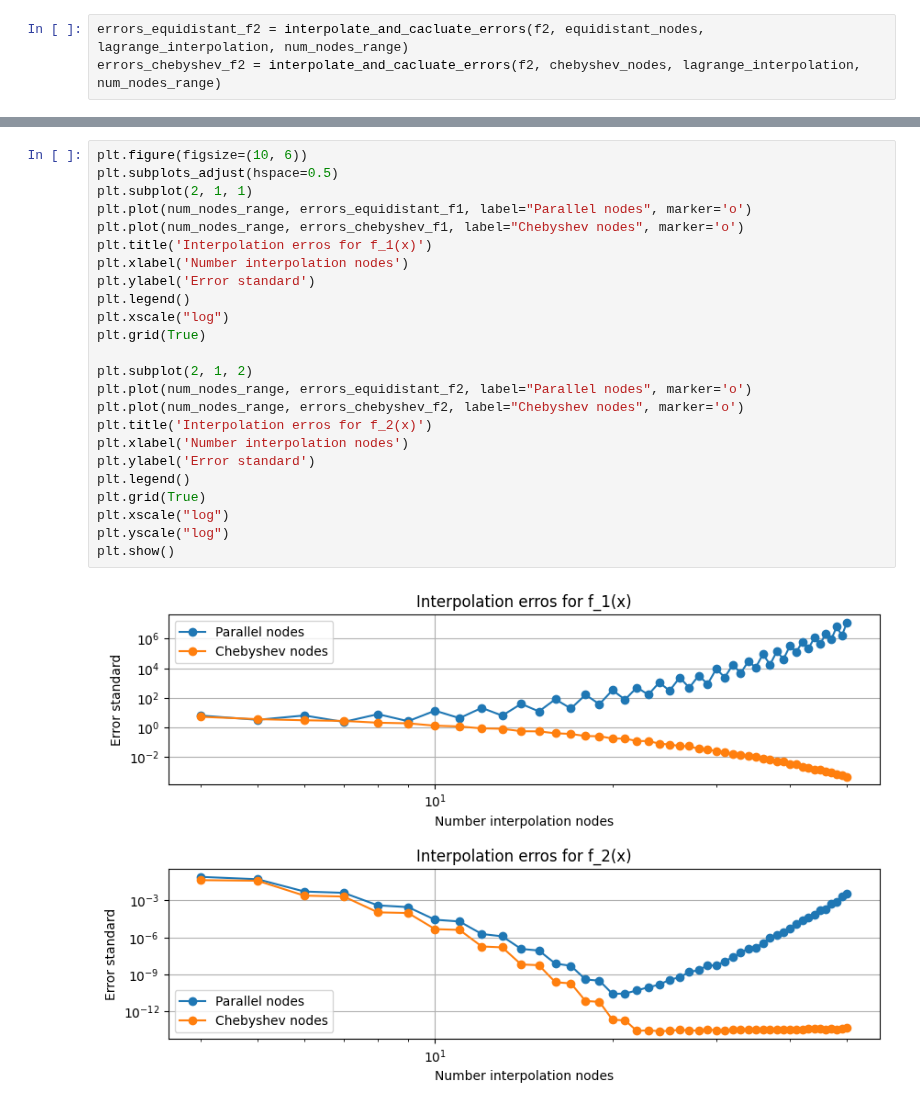
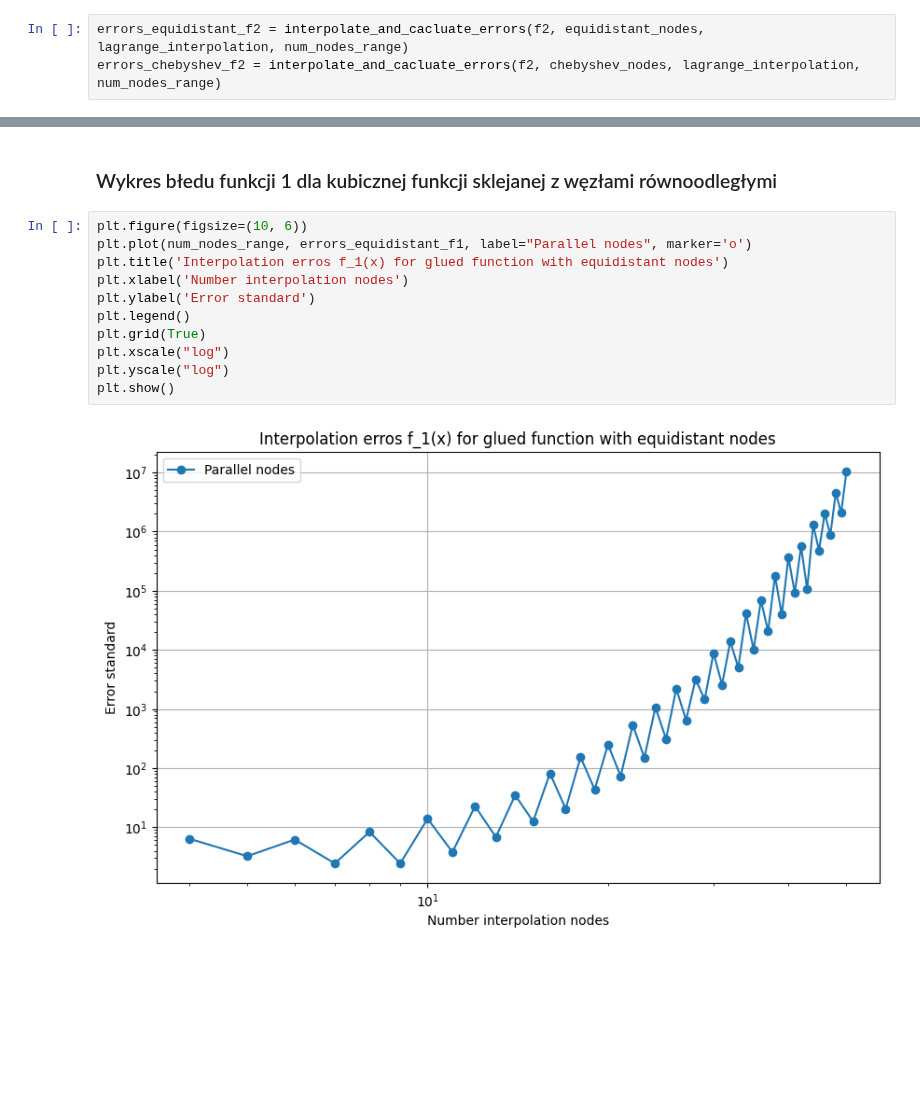
Before and after one commit to arturgesiarz/CalculationTechMethods-Course, a Jupyter notebook: lab04/ex1.ipynb, the cells around one changed output, grey strips where cells are left out. Saved outputs shown, nothing was run; the diff lists cells and outputs as text; blank space fills up the shorter version.

Commit message:
Added new plots to lab04 and adding some errors

```diff
--- a/lab04/ex1.ipynb
+++ b/lab04/ex1.ipynb
@@ -188,26 +218,15 @@ errors_chebyshev_f2 = interpolate_and_cacluate_errors(f2, chebyshev_nodes, lagra
+# %% [markdown]
+### Wykres błedu funkcji 1 dla kubicznej funkcji sklejanej z węzłami równoodległymi
 # %%
 plt.figure(figsize=(10, 6))
-plt.subplots_adjust(hspace=0.5)
-plt.subplot(2, 1, 1)
 plt.plot(num_nodes_range, errors_equidistant_f1, label="Parallel nodes", marker='o')
-plt.plot(num_nodes_range, errors_chebyshev_f1, label="Chebyshev nodes", marker='o')
-plt.title('Interpolation erros for f_1(x)')
-plt.xlabel('Number interpolation nodes')
-plt.ylabel('Error standard')
-plt.legend()
-plt.xscale("log")
-plt.grid(True)
-
-plt.subplot(2, 1, 2)
-plt.plot(num_nodes_range, errors_equidistant_f2, label="Parallel nodes", marker='o')
-plt.plot(num_nodes_range, errors_chebyshev_f2, label="Chebyshev nodes", marker='o')
-plt.title('Interpolation erros for f_2(x)')
+plt.title('Interpolation erros f_1(x) for glued function with equidistant nodes')
 plt.xlabel('Number interpolation nodes')
 plt.ylabel('Error standard')
 plt.legend()
 plt.grid(True)
 plt.xscale("log")
 plt.yscale("log")
 plt.show()
 # %% [output]
-[figure, old version]
+[figure, new version]
```
Also changed, not shown: parts of 16 cells of this notebook, 10 other files.
